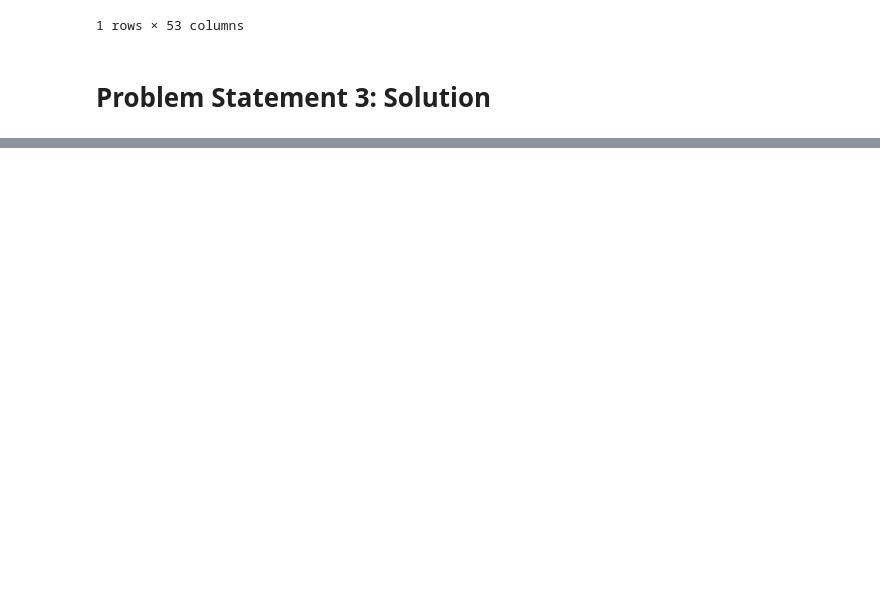
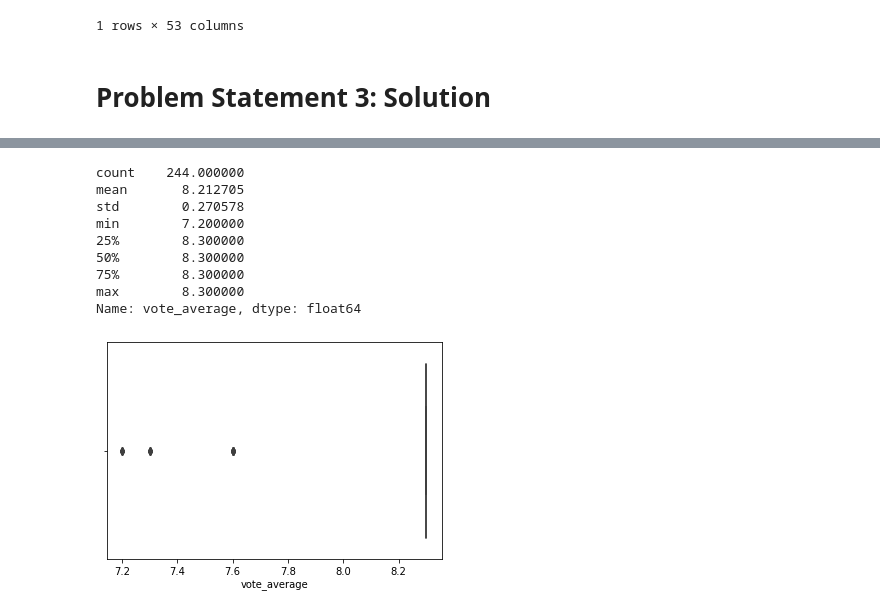
Before and after one commit to AftabUdaipurwala/MLProjects, a Jupyter notebook: Movie_Recommendation_System.ipynb, the cells around one changed output, grey strips where cells are left out. Saved outputs shown, nothing was run; the diff lists cells and outputs as text; code cells hidden in the pictures; blank space fills up the shorter version.

```diff
--- a/Movie_Recommendation_System.ipynb
+++ b/Movie_Recommendation_System.ipynb
@@ -991,0 +1028,17 @@ lmmr[(lmmr['movieId']==1)].head(1)
+# %%
+out=output.movieId
+sub=lmmr[lmmr.movieId.isin(out)]
+sns.boxplot(x=lmmr[lmmr.movieId.isin(out)].vote_average)
+lmmr[lmmr.movieId.isin(out)].vote_average.describe()
+# here too you can see the ratings are comparable considering the RMSE
+# %% [output]
+count    244.000000
+mean       8.212705
+std        0.270578
+min        7.200000
+25%        8.300000
+50%        8.300000
+75%        8.300000
+max        8.300000
+Name: vote_average, dtype: float64
+[figure, added]
```
Also changed, not shown: parts of 6 cells of this notebook.
